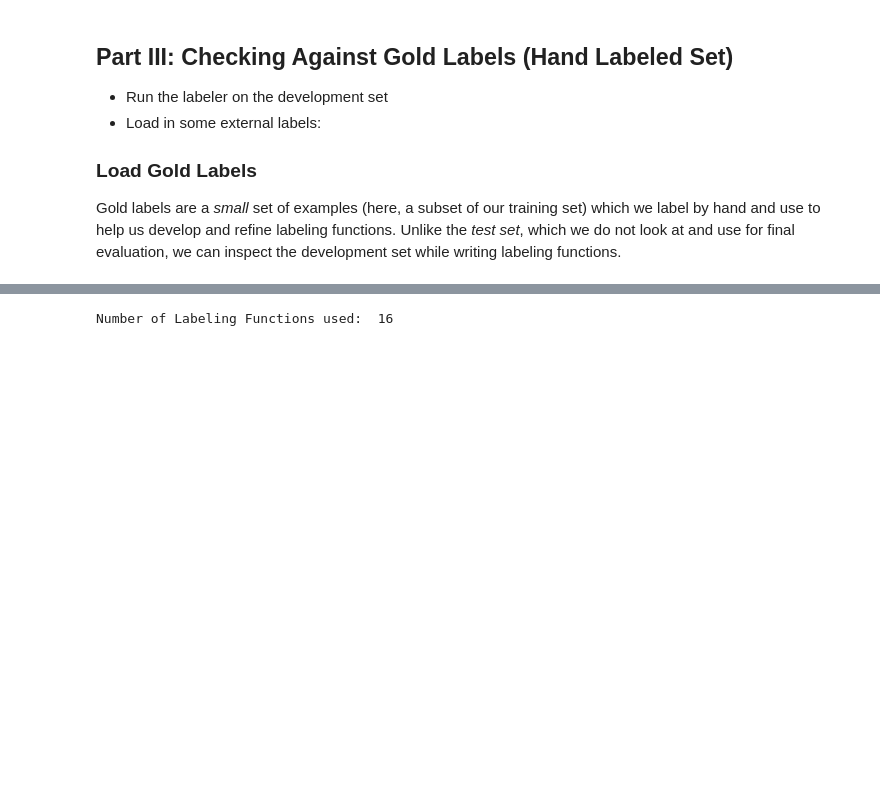
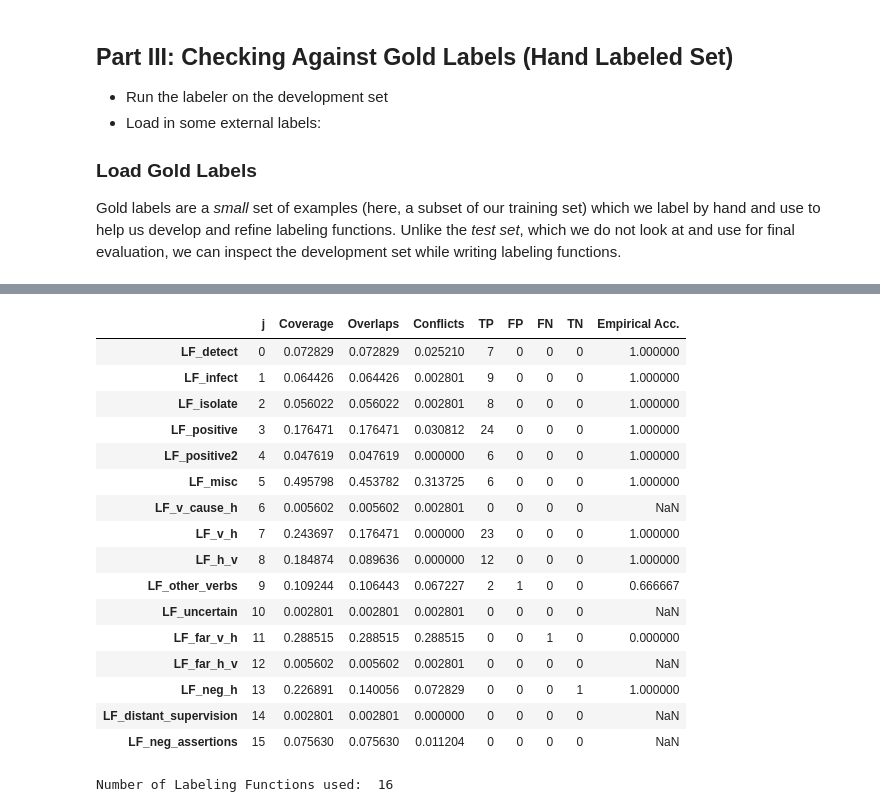
Before and after one commit to EricaXia/snorkel, a Jupyter notebook: snorkel_part_2.ipynb, the cells around one changed output, grey strips where cells are left out. Drawn from its saved outputs; the diff is of its cells as text; code cells hidden in the pictures; blank space fills up the shorter version.

```diff
--- a/snorkel_part_2.ipynb
+++ b/snorkel_part_2.ipynb
@@ -421,0 +420,5 @@ L_dev.lf_stats(session, labels=L_gold_dev.toarray().ravel())
+# %%
+from util_virushost import load_external_labels
+
+%time missed = load_external_labels(session, VirusHost, annotator_name = 'gold', split = 2)
+L_gold_test = load_gold_labels(session, annotator_name = "gold", split=2)
@@ -422,3 +436,23 @@ L_dev.lf_stats(session, labels=L_gold_dev.toarray().ravel())
+# %%
+L_test.lf_stats(session, labels=L_gold_test.toarray().ravel())
+# %% [output]
+|  | j | Coverage | Overlaps | Conflicts | TP | FP | FN | TN | Empirical Acc. |
+| LF_detect | 0 | 0.072829 | 0.072829 | 0.025210 | 7 | 0 | 0 | 0 | 1.000000 |
+| LF_infect | 1 | 0.064426 | 0.064426 | 0.002801 | 9 | 0 | 0 | 0 | 1.000000 |
+| LF_isolate | 2 | 0.056022 | 0.056022 | 0.002801 | 8 | 0 | 0 | 0 | 1.000000 |
+| LF_positive | 3 | 0.176471 | 0.176471 | 0.030812 | 24 | 0 | 0 | 0 | 1.000000 |
+| LF_positive2 | 4 | 0.047619 | 0.047619 | 0.000000 | 6 | 0 | 0 | 0 | 1.000000 |
+| LF_misc | 5 | 0.495798 | 0.453782 | 0.313725 | 6 | 0 | 0 | 0 | 1.000000 |
+| LF_v_cause_h | 6 | 0.005602 | 0.005602 | 0.002801 | 0 | 0 | 0 | 0 | NaN |
+| LF_v_h | 7 | 0.243697 | 0.176471 | 0.000000 | 23 | 0 | 0 | 0 | 1.000000 |
+| LF_h_v | 8 | 0.184874 | 0.089636 | 0.000000 | 12 | 0 | 0 | 0 | 1.000000 |
+| LF_other_verbs | 9 | 0.109244 | 0.106443 | 0.067227 | 2 | 1 | 0 | 0 | 0.666667 |
+| LF_uncertain | 10 | 0.002801 | 0.002801 | 0.002801 | 0 | 0 | 0 | 0 | NaN |
+| LF_far_v_h | 11 | 0.288515 | 0.288515 | 0.288515 | 0 | 0 | 1 | 0 | 0.000000 |
+| LF_far_h_v | 12 | 0.005602 | 0.005602 | 0.002801 | 0 | 0 | 0 | 0 | NaN |
+| LF_neg_h | 13 | 0.226891 | 0.140056 | 0.072829 | 0 | 0 | 0 | 1 | 1.000000 |
+| LF_distant_supervision | 14 | 0.002801 | 0.002801 | 0.000000 | 0 | 0 | 0 | 0 | NaN |
+| LF_neg_assertions | 15 | 0.075630 | 0.075630 | 0.011204 | 0 | 0 | 0 | 0 | NaN |
 # %%
 print('Number of Labeling Functions used: ', len(LFs))
 # %% [output]
```
Also changed, not shown: parts of 13 cells of this notebook, 8 other files.
